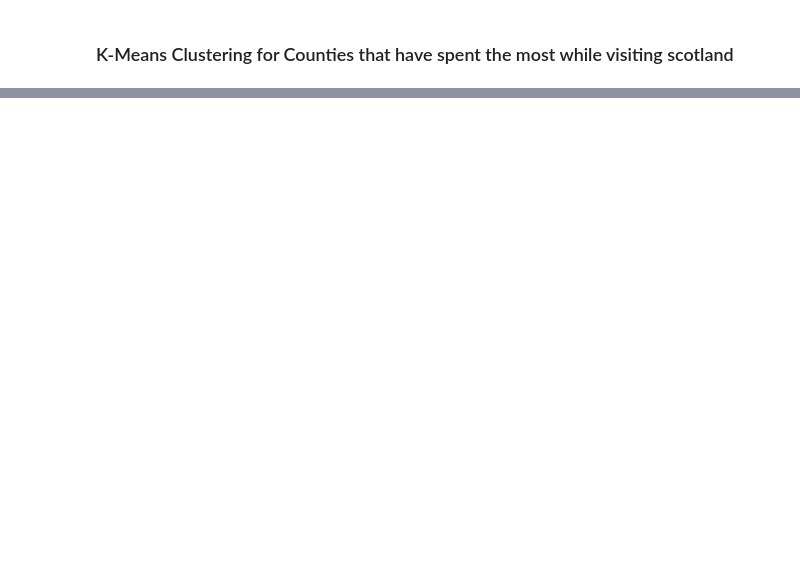
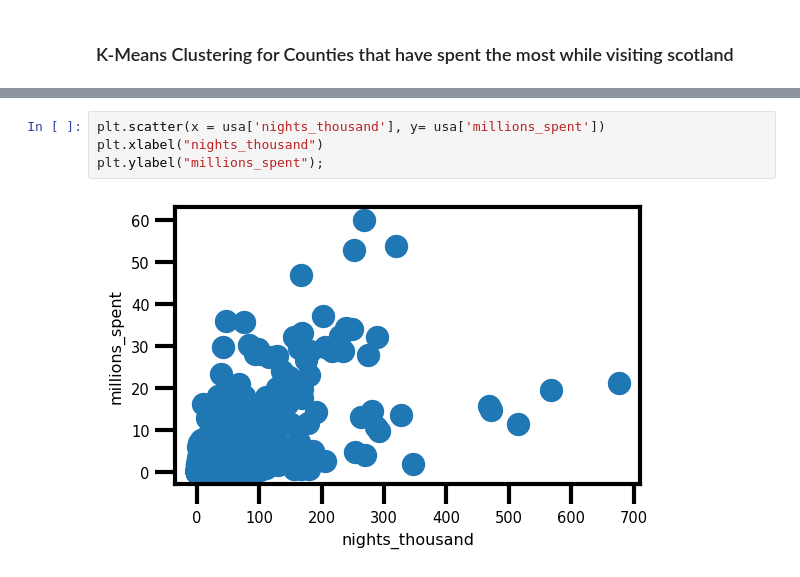
Before and after one commit to mjmarr/visit_scotland_final_project, a Jupyter notebook: analysis/q8_clustering.ipynb, the cells around one changed output, grey strips where cells are left out. Drawn from its saved outputs; the diff is of its cells as text; blank space fills up the shorter version.

```diff
--- a/analysis/q8_clustering.ipynb
+++ b/analysis/q8_clustering.ipynb
@@ -33,0 +96,6 @@ canada = pd.read_csv('../data/clean_data/countries/canada.csv')
+# %%
+plt.scatter(x = usa['nights_thousand'], y= usa['millions_spent'])
+plt.xlabel("nights_thousand")
+plt.ylabel("millions_spent");
+# %% [output]
+[figure, added]
```
Also changed, not shown: parts of 39 cells of this notebook, 7 other files.
